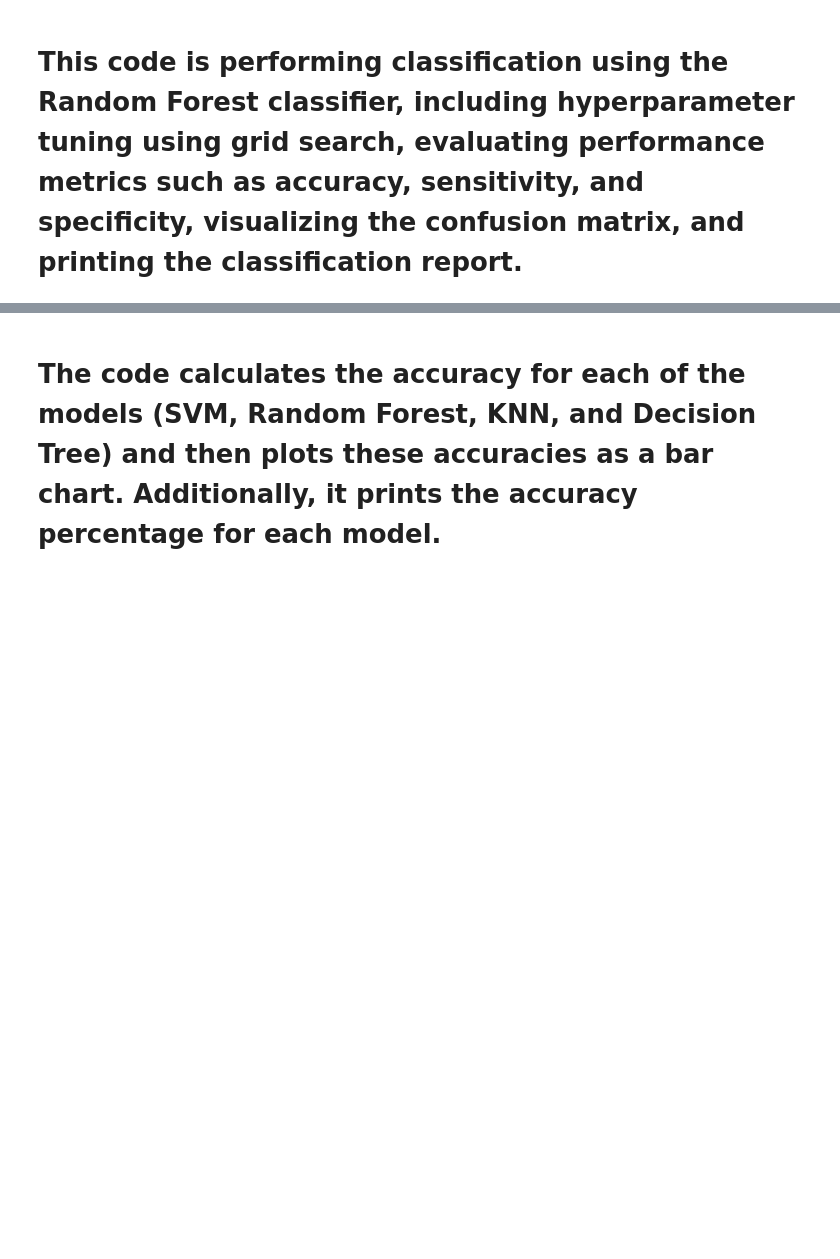
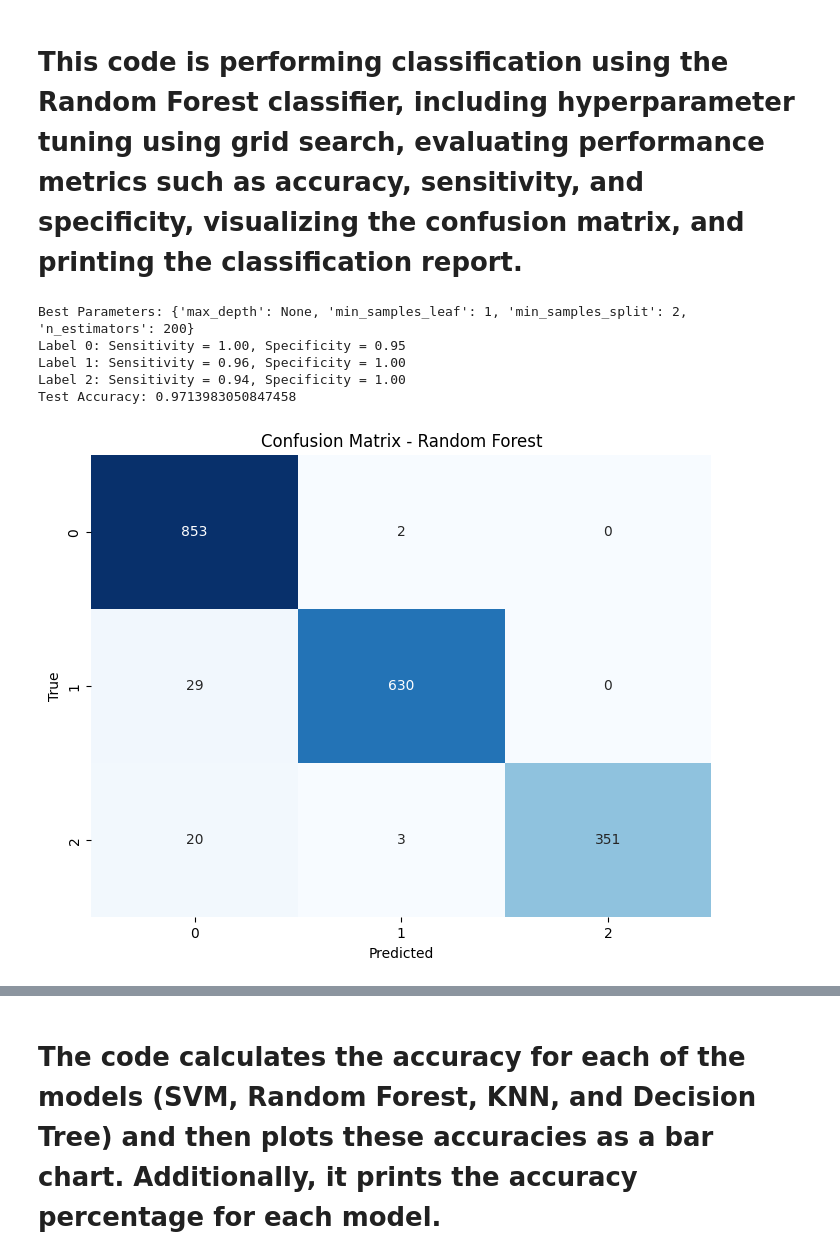
Before and after one commit to Tech-Guyy/Developing-Machine-Learning-Models-for-Back-Pain-Prediction-Utilizing-Video-Recordings-of-Gaits, a Jupyter notebook: Backpain.ipynb, the cells around one changed output, grey strips where cells are left out. Saved outputs shown, nothing was run; the diff lists cells and outputs as text; code cells hidden in the pictures; blank space fills up the shorter version.

```diff
--- a/Backpain.ipynb
+++ b/Backpain.ipynb
@@ -526,0 +475,72 @@ print(classification_report(y_test, y_pred_rf))
+# %%
+from sklearn.model_selection import train_test_split, GridSearchCV
+from sklearn.ensemble import RandomForestClassifier
+from sklearn.metrics import confusion_matrix, classification_report
+import seaborn as sns
+import matplotlib.pyplot as plt
+
+# Split data into train and test sets
+X_train, X_test, y_train, y_test = train_test_split(train_features_normalized, train_labels, test_size=0.3, random_state=42)
+
+# Reshape the features to two-dimensional arrays
+X_train_flat = X_train.reshape(X_train.shape[0], -1)
+X_test_flat = X_test.reshape(X_test.shape[0], -1)
+
+# Define the Random Forest model
+rf_model = RandomForestClassifier()
+
+# Define parameters for grid search
+param_grid = {
+    'n_estimators': [50, 100, 200],
+    'max_depth': [None, 10, 20],
+    'min_samples_split': [2, 5, 10],
+    'min_samples_leaf': [1, 2, 4]
+}
+
+# Perform grid search
+grid_search = GridSearchCV(estimator=rf_model, param_grid=param_grid, cv=5, scoring='accuracy')
+grid_search.fit(X_train_flat, y_train)
+
+# Get the best estimator
+best_rf_model = grid_search.best_estimator_
+
+# Print the best parameters
+print("Best Parameters:", grid_search.best_params_)
+
+# Fit the best estimator on the training data
+best_rf_model.fit(X_train_flat, y_train)
+
+# Predict labels on the test data
+y_pred_rf = best_rf_model.predict(X_test_flat)
+
+# Calculate confusion matrix
+cm_rf = confusion_matrix(y_test, y_pred_rf)
+
+# Calculate sensitivity and specificity for each label
+for i in range(len(cm_rf)):
+    sensitivity_rf = cm_rf[i, i] / np.sum(cm_rf[i, :])
+    specificity_rf = np.sum(np.delete(np.delete(cm_rf, i, axis=0), i, axis=1)) / np.sum(np.delete(cm_rf, i, axis=0))
+    print(f"Label {i}: Sensitivity = {sensitivity_rf:.2f}, Specificity = {specificity_rf:.2f}")
+
+# Evaluate the best estimator on the test set
+test_accuracy_rf = best_rf_model.score(X_test_flat, y_test)
+print("Test Accuracy:", test_accuracy_rf)
+
+# Plot confusion matrix heatmap
+plt.figure(figsize=(8, 6))
+sns.heatmap(cm_rf, annot=True, cmap='Blues', fmt='g', cbar=False)
+plt.title('Confusion Matrix - Random Forest')
+plt.xlabel('Predicted')
+plt.ylabel('True')
+plt.show()
+
+# Print classification report
+print("Classification Report:")
+print(classification_report(y_test, y_pred_rf))
+# %% [output]
+Best Parameters: {'max_depth': None, 'min_samples_leaf': 1, 'min_samples_split': 2, 'n_estimators': 200}
+Label 0: Sensitivity = 1.00, Specificity = 0.95
+Label 1: Sensitivity = 0.96, Specificity = 1.00
+Label 2: Sensitivity = 0.94, Specificity = 1.00
+Test Accuracy: 0.9713983050847458
+[figure, added]
```
Also changed, not shown: parts of 8 cells of this notebook.
